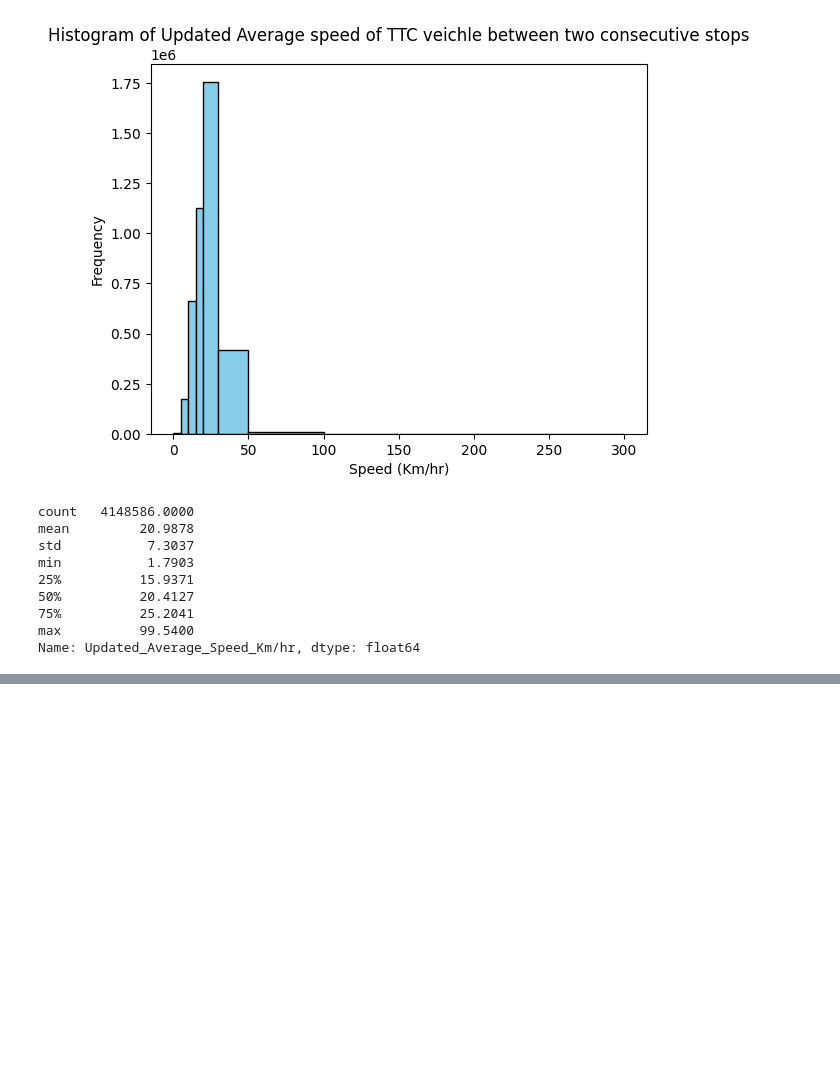
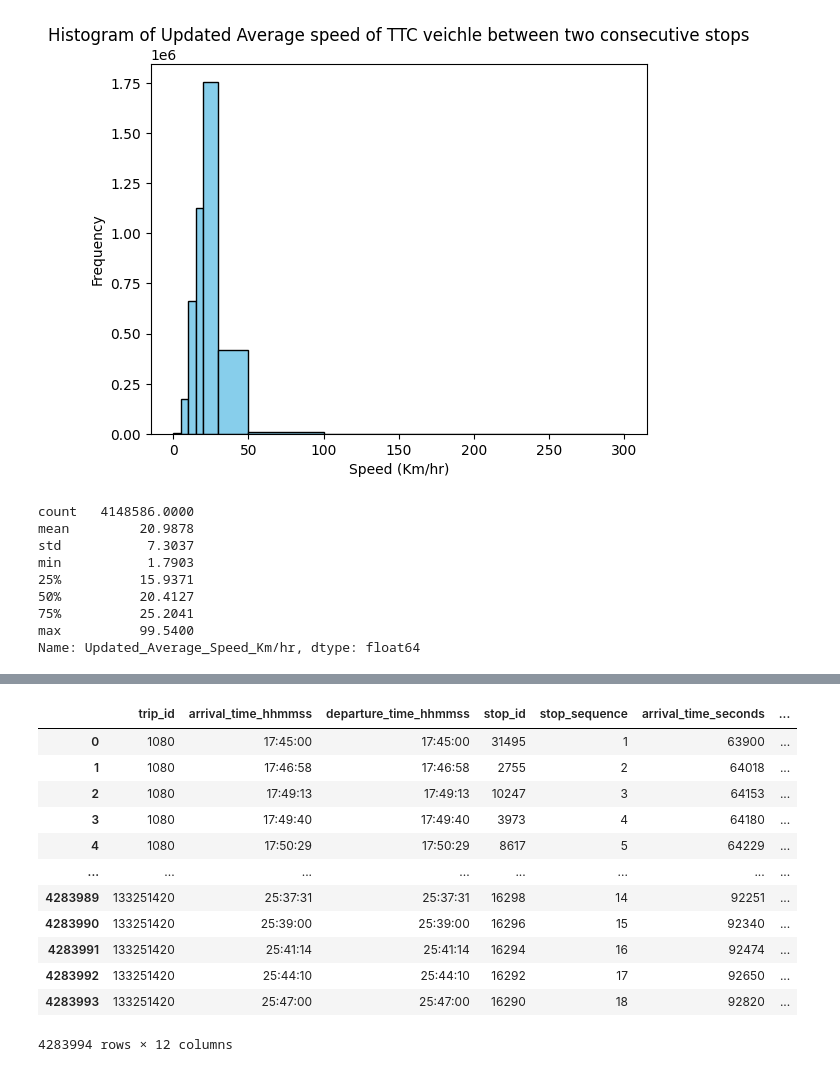
Before and after one commit to devslinky/TAL, a Jupyter notebook: GTFS_static_data_vis.ipynb, the cells around one changed output, grey strips where cells are left out. Drawn from its saved outputs; the diff is of its cells as text; code cells hidden in the pictures; blank space fills up the shorter version.

```diff
--- a/GTFS_static_data_vis.ipynb
+++ b/GTFS_static_data_vis.ipynb
@@ -2722,0 +2762,7 @@ Name: Updated_Average_Speed_Km/hr, dtype: float64
+# %%
+# Average Trip Speed
+
+# groupby trip_id and average the updated average speed between stops for each trip to get an average trip speed
+average_trip_speed = stop_times.groupby('trip_id')['Updated_Average_Speed_Km/hr'].mean().reset_index(name='average_trip_speed_km/hr')
+
+display(average_trip_speed)
@@ -2722,0 +2783,5 @@ Name: Updated_Average_Speed_Km/hr, dtype: float64
+# %%
+# Number of Stops per Trip
+# groupby trip_id and get maximum stop_sequence to get number of stops per trip
+num_of_stops = stop_times.groupby('trip_id')['stop_sequence'].max().reset_index(name='num_stops')
+display(num_of_stops)
@@ -2722,0 +2802,7 @@ Name: Updated_Average_Speed_Km/hr, dtype: float64
+# %%
+# Average Distance between Stops per Trip
+
+# groupby trip_id and average the distance between stops for each trip to get an average distance between stops per trip (likely to be innaccurate as seen with the speed calculations)
+
+average_distance_between_stops = stop_times.groupby('trip_id')['dist_diff'].mean().reset_index(name='average_distance_between_stops_meters')
+display(average_distance_between_stops)
@@ -2722,0 +2823,43 @@ Name: Updated_Average_Speed_Km/hr, dtype: float64
+# %%
+# merging stop_times with trip_duration, average_trip_speed, num_of_stops and average_distance_between_stops to get a dataframe with all the calculated metrics for each trip
+
+trip_metrics = duckdb.sql("""
+    SELECT
+    st.trip_id as trip_id,
+    st.arrival_time as arrival_time_hhmmss,
+    st.departure_time as departure_time_hhmmss,
+    st.stop_id as stop_id,
+    st.stop_sequence as stop_sequence,
+    st.arrival_time_seconds as arrival_time_seconds,
+    st.departure_time_seconds as departure_time_seconds,
+    st."Updated_Average_Speed_Km/hr" as "Speed_Km/hr_between_stops",
+    td.trip_duration_seconds as trip_duration_seconds,
+    ats."average_trip_speed_km/hr" as "Average_trip_speed_km/hr",
+    nos.num_stops as num_stops_in_Trip,
+    addb.average_distance_between_stops_meters as average_distance_between_stops_of_Trip_meters
+    FROM stop_times AS st
+    JOIN trip_duration AS td
+      ON st.trip_id = td.trip_id
+    JOIN average_trip_speed AS ats
+      ON st.trip_id = ats.trip_id
+    JOIN num_of_stops AS nos
+      ON st.trip_id = nos.trip_id
+    JOIN average_distance_between_stops AS addb
+      ON st.trip_id = addb.trip_id
+""").df()
+
+display(trip_metrics)
+# %% [output]
+|  | trip_id | arrival_time_hhmmss | departure_time_hhmmss | stop_id | stop_sequence | arrival_time_seconds | ... |
+| 0 | 1080 | 17:45:00 | 17:45:00 | 31495 | 1 | 63900 | ... |
+| 1 | 1080 | 17:46:58 | 17:46:58 | 2755 | 2 | 64018 | ... |
+| 2 | 1080 | 17:49:13 | 17:49:13 | 10247 | 3 | 64153 | ... |
+| 3 | 1080 | 17:49:40 | 17:49:40 | 3973 | 4 | 64180 | ... |
+| 4 | 1080 | 17:50:29 | 17:50:29 | 8617 | 5 | 64229 | ... |
+| ... | ... | ... | ... | ... | ... | ... | ... |
+| 4283989 | 133251420 | 25:37:31 | 25:37:31 | 16298 | 14 | 92251 | ... |
+| 4283990 | 133251420 | 25:39:00 | 25:39:00 | 16296 | 15 | 92340 | ... |
+| 4283991 | 133251420 | 25:41:14 | 25:41:14 | 16294 | 16 | 92474 | ... |
+| 4283992 | 133251420 | 25:44:10 | 25:44:10 | 16292 | 17 | 92650 | ... |
+| 4283993 | 133251420 | 25:47:00 | 25:47:00 | 16290 | 18 | 92820 | ... |
+4283994 rows × 12 columns
```
Also changed, not shown: parts of 19 cells of this notebook.
